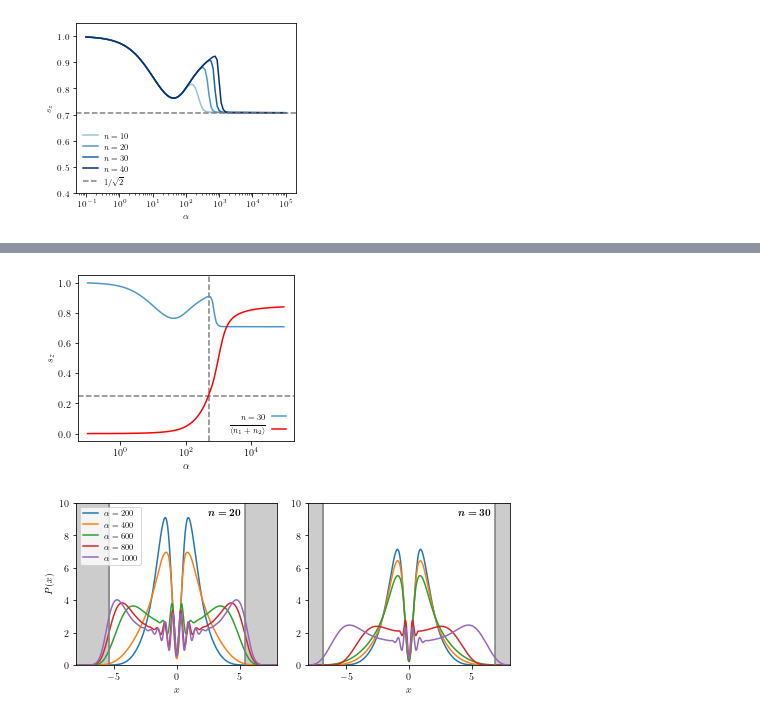
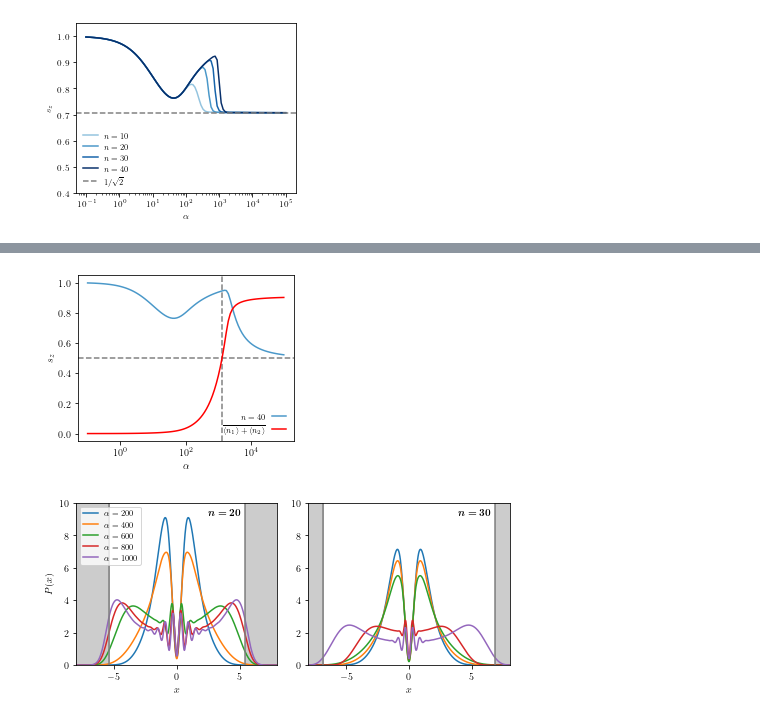
Before and after one commit to quantum-exeter/QuantumSpinDynamics, a Jupyter notebook: plot/plotUltrastrong.ipynb, the cells around one changed output, grey strips where cells are left out. Cells and saved outputs as stored; diff of their text form; code cells hidden in the pictures.

Commit message:
Plots for big notes generated.

```diff
--- a/plot/plotUltrastrong.ipynb
+++ b/plot/plotUltrastrong.ipynb
@@ -83,25 +114,25 @@ plt.savefig('C://Users//crh222//Dropbox//charlie//multi_bath//ultrastrong//sz_al
 # %%
 fig, ax = plt.subplots(1, 1, figsize=(3.75, 3))  #size in inches
 
 bcmap = plt.get_cmap('Blues')
 ocmap = plt.get_cmap('YlGn')
 gcmap = plt.get_cmap('Greys')
 
 ax.set_xlabel("$\\alpha$")
 ax.set_ylabel("$s_z$")
 
-ax.semilogx(data_30[:,0], data_30[:,1], color=bcmap(0.6), label='$n = 30$')
-ax.semilogx(data_30[:,0], data_30[:,3], color='r', label='$\\overline{\langle n_1 + n_2 \\rangle}$')
-ax.axhline(0.25, linestyle='--', color='gray', zorder=0)
-ax.axvline(525, linestyle='--', color='gray', zorder=0)
+ax.semilogx(data_40[:,0], data_40[:,2], color=bcmap(0.6), label='$n = 40$')
+ax.semilogx(data_40[:,0], data_40[:,4]/40, color='r', label='$\\overline{\langle n_1 \\rangle + \\langle n_2 \\rangle}$')
+ax.axhline(0.5, linestyle='--', color='gray', zorder=0)
+ax.axvline(1320, linestyle='--', color='gray', zorder=0)
 
 ax.legend(ncol=1, loc='lower right', frameon=False, handlelength=1.8, markerfirst=False)
 
 fig.tight_layout(w_pad = 1.4)
 
-plt.savefig('C://Users//crh222//Dropbox//charlie//multi_bath//ultrastrong//sz_alpha_30_2D_sx_sz_ut.pdf', dpi=300) # Export for Windows
+plt.savefig('C://Users//crh222//Dropbox//charlie//multi_bath//ultrastrong//sz_alpha_40_2D_sx_sz.pdf', dpi=300) # Export for Windows
 # %% [output]
-[figure, old version]
+[figure, new version]
 # %%
 data_pos_20_200 = np.array(pd.read_csv(r'../other_data/position_dist_20_200.csv'))
 data_pos_20_400 = np.array(pd.read_csv(r'../other_data/position_dist_20_400.csv'))
```
Also changed, not shown: parts of 1 cell of this notebook.
